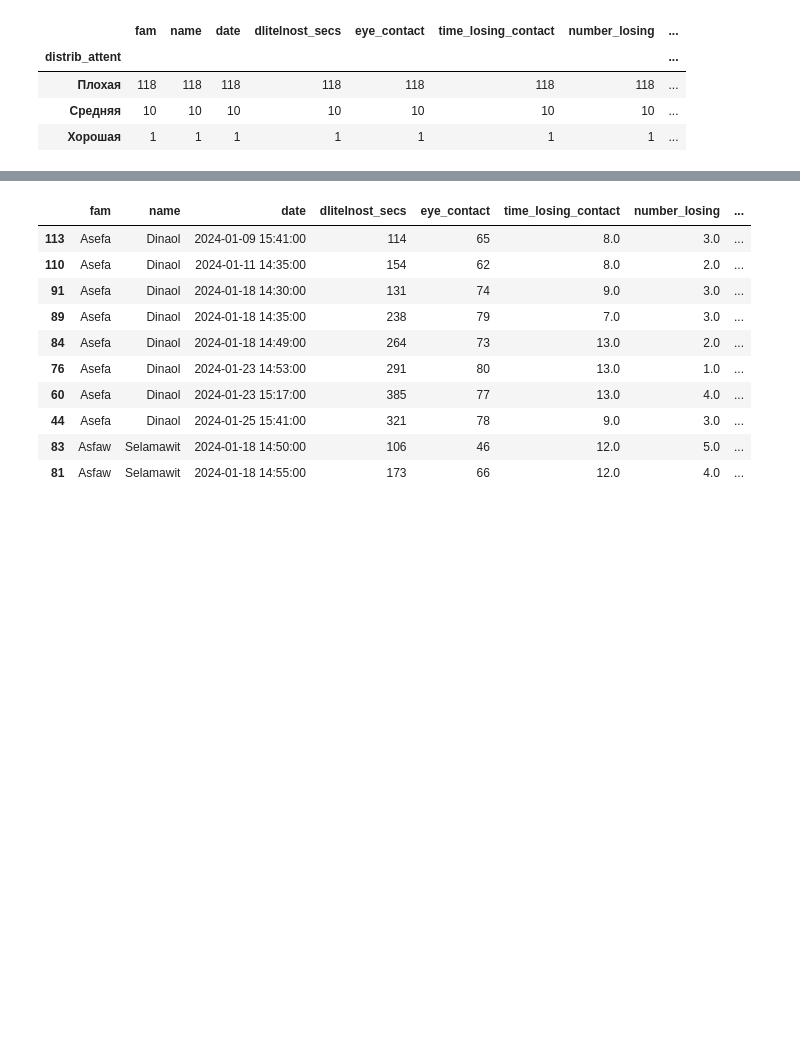
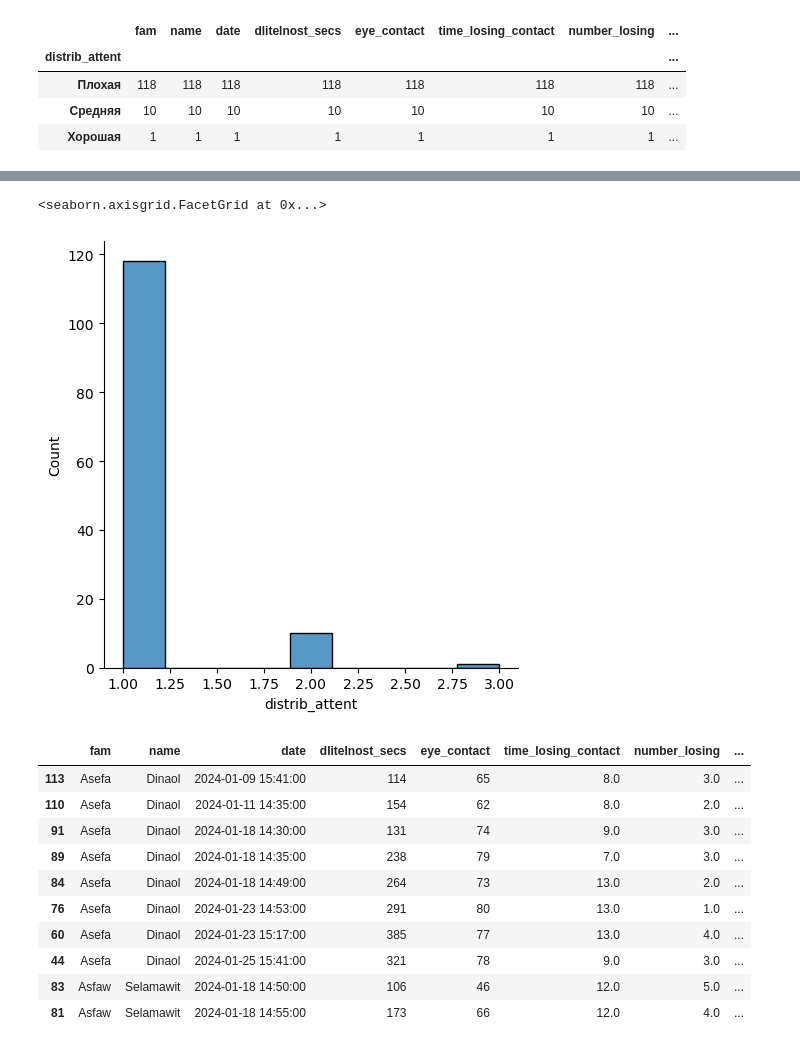
Before and after one commit to Aryunaa/Linguistics, a Jupyter notebook: vr_presentations/jan.ipynb, the cells around one changed output, grey strips where cells are left out. Drawn from its saved outputs; the diff is of its cells as text; code cells hidden in the pictures; blank space fills up the shorter version.

```diff
--- a/vr_presentations/jan.ipynb
+++ b/vr_presentations/jan.ipynb
@@ -170,3 +187,8 @@ lsk['pass_attent'] = lsk['pass_attent'].apply(categ2)
+# %%
+sns.displot(lsk['distrib_attent'])
+# %% [output]
+<seaborn.axisgrid.FacetGrid at 0x...>
+[figure, added]
 # %%
 lsk = lsk.fillna(0)
 # %%
```
Also changed, not shown: parts of 16 cells of this notebook.
